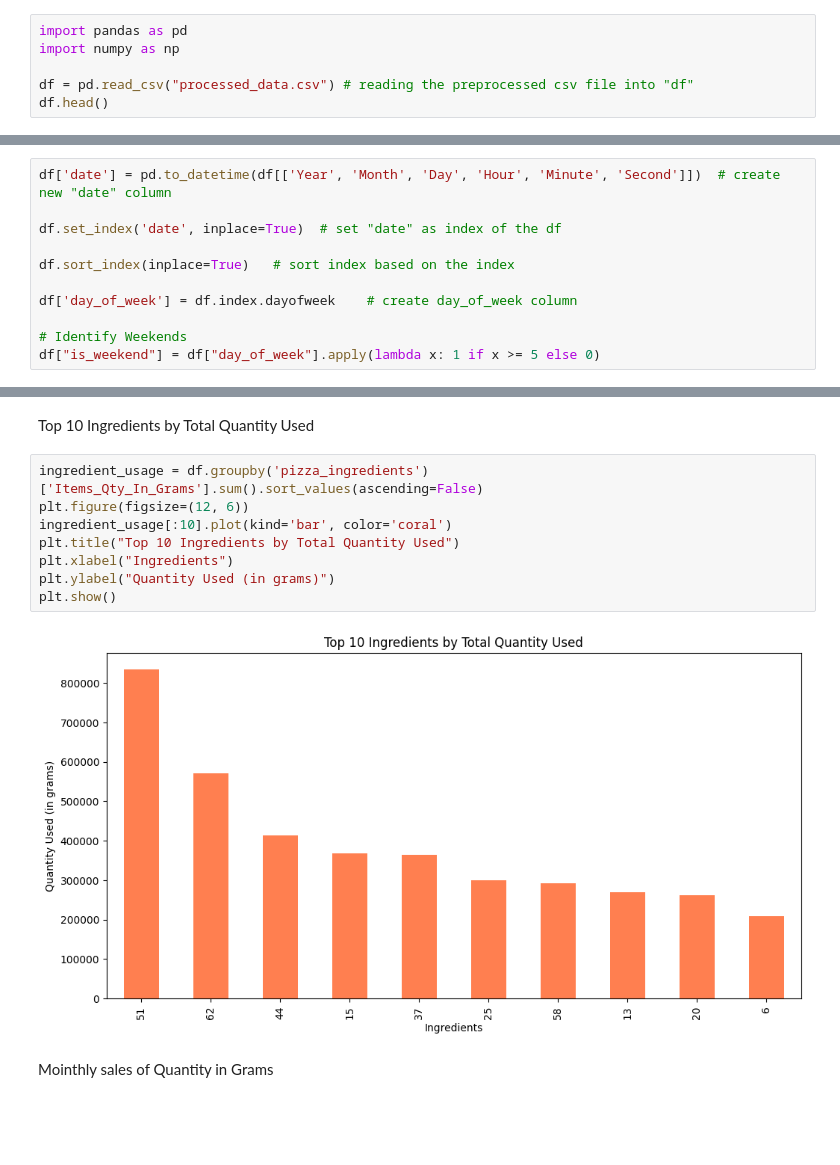
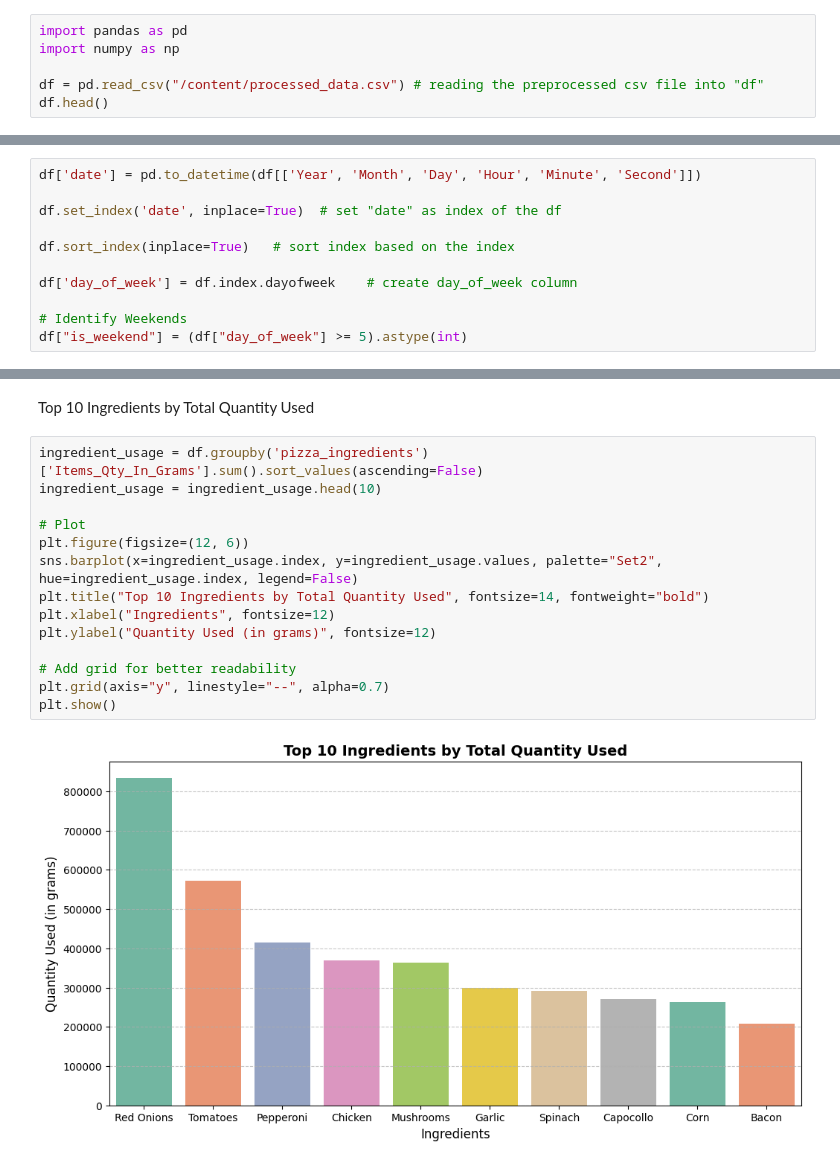
Before and after one commit to Avijit-Jana/Dominos-Predictive_Purchase_Order_System, a Jupyter notebook: Notebooks/EDA_&_Visualization.ipynb, the cells around one changed output, grey strips where cells are left out. Drawn from its saved outputs; the diff is of its cells as text; blank space fills up the shorter version.

```diff
--- a/Notebooks/EDA_&_Visualization.ipynb
+++ b/Notebooks/EDA_&_Visualization.ipynb
@@ -4,7 +4,7 @@
 import pandas as pd
 import numpy as np
 
-df = pd.read_csv("processed_data.csv") # reading the preprocessed csv file into "df"
+df = pd.read_csv("/content/processed_data.csv") # reading the preprocessed csv file into "df"
 df.head()
 # %% [output]
 |  | pizza_id | order_id | pizza_name_id | quantity | unit_price | total_price | pizza_size | pizza_category | ... |
@@ -54,5 +54,5 @@ df.describe()   # statistical description of the dataframe
 # %%
-df['date'] = pd.to_datetime(df[['Year', 'Month', 'Day', 'Hour', 'Minute', 'Second']])  # create new "date" column
+df['date'] = pd.to_datetime(df[['Year', 'Month', 'Day', 'Hour', 'Minute', 'Second']])
 
 df.set_index('date', inplace=True)  # set "date" as index of the df
 
@@ -61,7 +61,7 @@ df.sort_index(inplace=True)   # sort index based on the index
 df['day_of_week'] = df.index.dayofweek    # create day_of_week column
 
 # Identify Weekends
-df["is_weekend"] = df["day_of_week"].apply(lambda x: 1 if x >= 5 else 0)
+df["is_weekend"] = (df["day_of_week"] >= 5).astype(int)
 # %% [markdown]
 # Visualization
 # %% [markdown]
@@ -135,13 +162,17 @@ plt.show()
 Top 10 Ingredients by Total Quantity Used
 # %%
 ingredient_usage = df.groupby('pizza_ingredients')['Items_Qty_In_Grams'].sum().sort_values(ascending=False)
+ingredient_usage = ingredient_usage.head(10)
+
+# Plot
 plt.figure(figsize=(12, 6))
-ingredient_usage[:10].plot(kind='bar', color='coral')
-plt.title("Top 10 Ingredients by Total Quantity Used")
-plt.xlabel("Ingredients")
-plt.ylabel("Quantity Used (in grams)")
+sns.barplot(x=ingredient_usage.index, y=ingredient_usage.values, palette="Set2", hue=ingredient_usage.index, legend=False)
+plt.title("Top 10 Ingredients by Total Quantity Used", fontsize=14, fontweight="bold")
+plt.xlabel("Ingredients", fontsize=12)
+plt.ylabel("Quantity Used (in grams)", fontsize=12)
+
+# Add grid for better readability
+plt.grid(axis="y", linestyle="--", alpha=0.7)
 plt.show()
 # %% [output]
-[figure, old version]
+[figure, new version]
-# %% [markdown]
-Mointhly sales of Quantity in Grams
```
Also changed, not shown: parts of 15 cells of this notebook, 2 other files.
